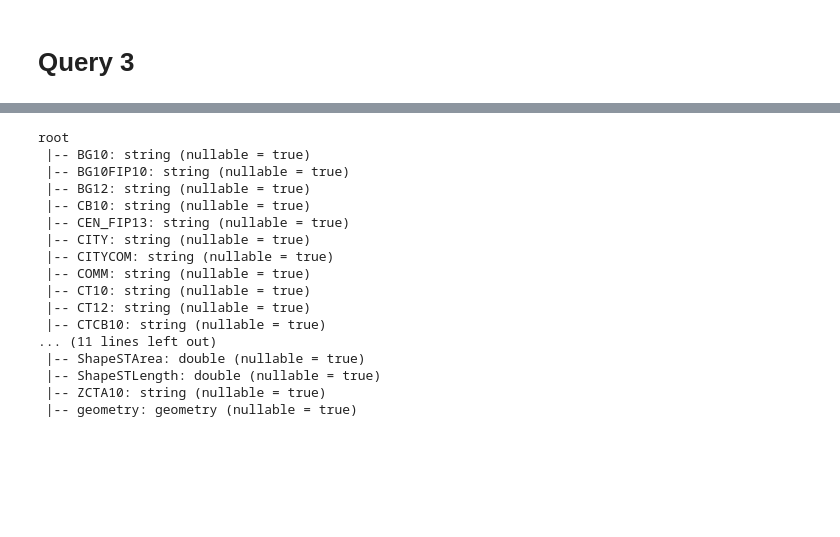
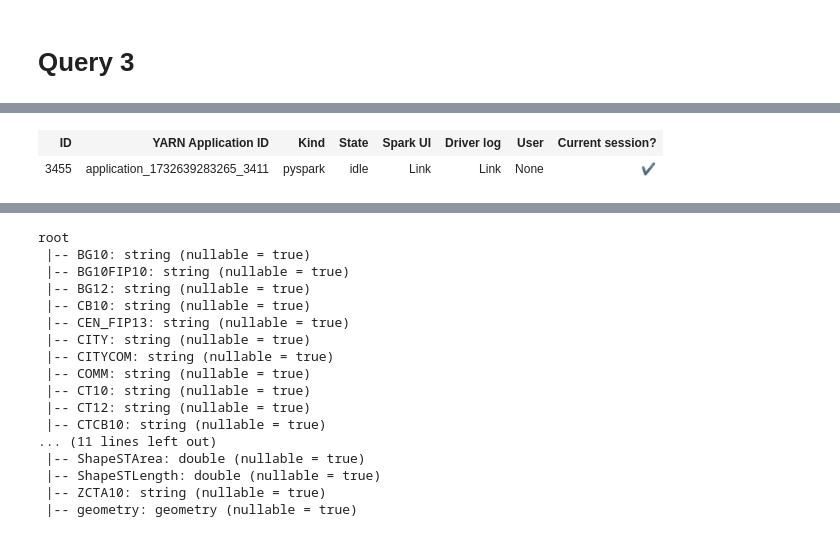
Before and after one commit to ntua-el20069/advancedDB-PySpark-project, a Jupyter notebook: DB-Queries.ipynb, the cells around one changed output, grey strips where cells are left out. Drawn from its saved outputs; the diff is of its cells as text; code cells hidden in the pictures; blank space fills up the shorter version.

```diff
--- a/DB-Queries.ipynb
+++ b/DB-Queries.ipynb
@@ -406,0 +775,84 @@ Time taken by query2_sql: 7.52 seconds
+# %%
+import time
+from sedona.spark import *
+from pyspark.sql.functions import col, sum as spark_sum, avg, regexp_replace, count
+from pyspark.sql import SparkSession
+
+# Create spark Session
+spark = SparkSession.builder \
+    .appName("Query 3") \
+    .config("spark.executor.instances", "4") \
+    .config("spark.executor.memory", "2g") \
+    .config("spark.executor.cores", "2") \
+    .getOrCreate()
+
+
+
+# Create sedona context
+sedona = SedonaContext.create(spark)
+# Read the file from s3
+geojson_path = "s3://initial-notebook-data-bucket-dblab-905418150721/2010_Census_Blocks.geojson"
+blocks_df = sedona.read.format("geojson") \
+            .option("multiLine", "true").load(geojson_path) \
+            .selectExpr("explode(features) as features") \
+            .select("features.*")
+
+flat_census_data = blocks_df.select( \
+                [col(f"properties.{col_name}").alias(col_name) for col_name in \
+                blocks_df.schema["properties"].dataType.fieldNames()] + ["geometry"]) \
+            .drop("properties") \
+            .drop("type")
+
+LA_areas = flat_census_data.filter(col("CITY") == "Los Angeles")
+
+# Read csvs
+crime_data = spark.read.csv("s3://initial-notebook-data-bucket-dblab-905418150721/CrimeData/Crime_Data_from_2010_to_2019_20241101.csv", header=True, inferSchema=True)
+census_data = spark.read.json("s3://initial-notebook-data-bucket-dblab-905418150721/2010_Census_Blocks.geojson")
+income_data = spark.read.csv("s3://initial-notebook-data-bucket-dblab-905418150721/LA_income_2015.csv", header=True, inferSchema=True)
+
+# Start timing
+start_time = time.time()
+# Join - merge
+joined_df = LA_areas.join(income_data.hint("merge"), LA_areas["ZCTA10"] == income_data["Zip Code"], "inner")
+end_time = time.time()
+joined_df.explain(mode="formatted")
+
+joined_df = joined_df.withColumn(
+    "Estimated Median Income",
+    regexp_replace(col("Estimated Median Income"), "[\\$,]", ""))
+
+joined_df = joined_df.withColumn(
+    "Estimated Median Income",
+    col("Estimated Median Income").cast("double")
+)
+
+LA_areas = joined_df.groupBy("COMM").agg(
+                spark_sum("POP_2010").alias("total_population"),
+                spark_sum("HOUSING10").alias("total_housing"),
+                avg("Estimated Median Income").alias("average_income_per_house"),
+                ST_Union_Aggr("geometry").alias("geometry"))
+
+# Compute median income per person
+result_df = LA_areas.withColumn(
+    "median_income_per_person",
+    (col("total_housing") * col("average_income_per_house")) / col("total_population")
+)
+
+crime_data = crime_data.withColumn("geometry", ST_Point("LON", "LAT"))
+joined_crimes_df = crime_data \
+    .join(result_df, ST_Within(crime_data.geometry, result_df.geometry), "inner")
+crime_counts = joined_crimes_df.groupBy("COMM").agg(
+    count("*").alias("crime_count")
+)
+joined_LA = result_df.join(crime_counts, "COMM", "inner")
+final_LA_df = joined_LA.withColumn(
+    "crimes_per_person",
+    (col("crime_count") / col("total_population")
+))
+final_LA_df.select("COMM", "median_income_per_person", "crimes_per_person").orderBy(col("median_income_per_person").desc()).show()
+
+# Stop timing and print out the execution duration
+
+elapsed_time = end_time - start_time
+print(f"Time taken: {elapsed_time:.2f} seconds")
+# %% [output]
@@ -406,0 +860,2 @@ Time taken by query2_sql: 7.52 seconds
+| ID | YARN Application ID | Kind | State | Spark UI | Driver log | User | Current session? |
+| 3455 | application_1732639283265_3411 | pyspark | idle | Link | Link | None | ✔ |
```
Also changed, not shown: parts of 32 cells of this notebook.
